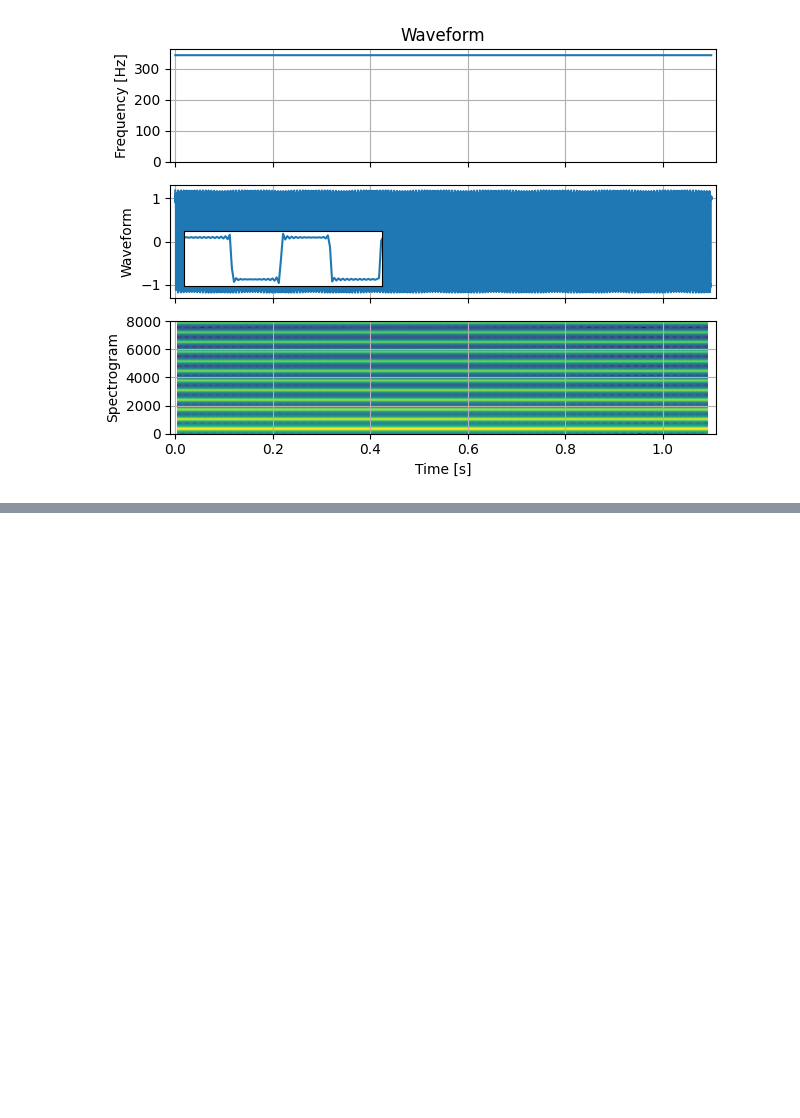
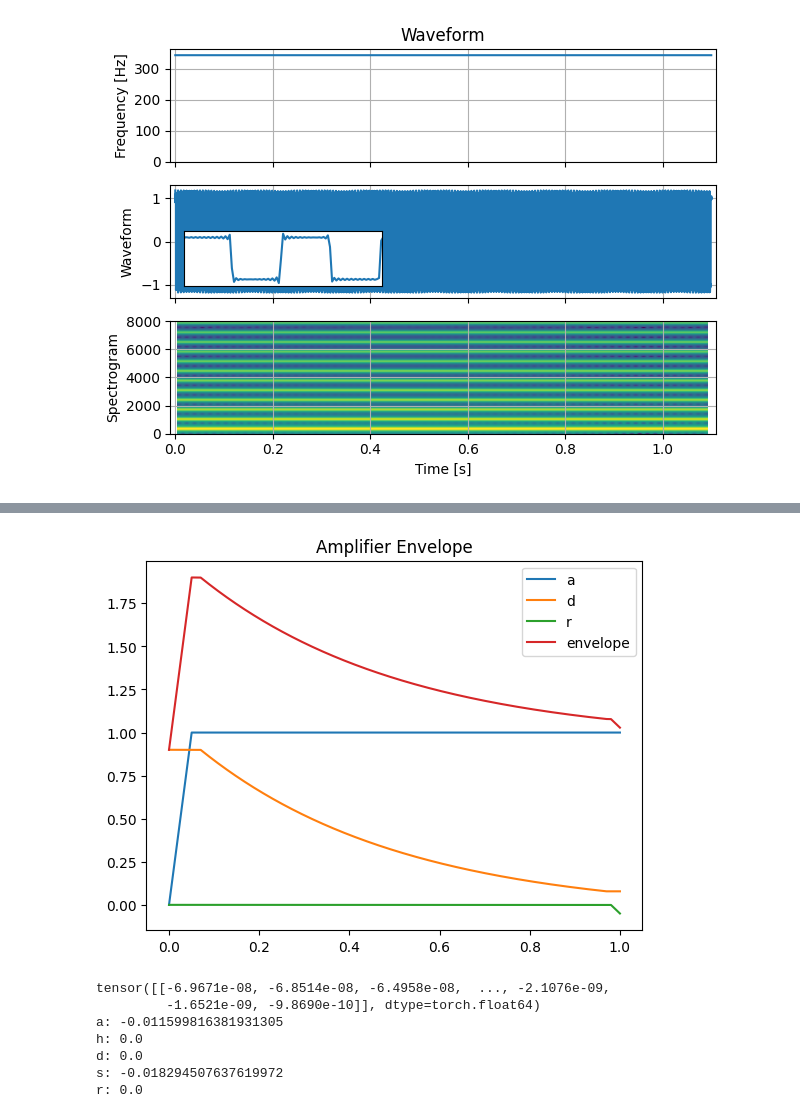
Before and after one commit to ryanchaiyakul/text2synth, a Jupyter notebook: demos/oscillator_demo.ipynb, the cells around one changed output, grey strips where cells are left out. Cells and saved outputs as stored; diff of their text form; code cells hidden in the pictures; blank space fills up the shorter version.

```diff
--- a/demos/oscillator_demo.ipynb
+++ b/demos/oscillator_demo.ipynb
@@ -73,0 +97,27 @@ plot(F0_FULL[0], sq_osc(F0_FULL)[0], SAMPLE_RATE, zoom=True)
+# %%
+# Backwards
+F0_FULL = torch.full((1, NUM_FRAMES), F0, dtype=torch.float64, requires_grad=True)
+amp_params = {
+    'a': torch.tensor(0.05, requires_grad = True),
+    'h': torch.tensor(0.02, requires_grad = True),
+    'd':torch.tensor(0.9, requires_grad = True),
+    's':torch.tensor(0.05, requires_grad = True),
+    'r':torch.tensor(0.02, requires_grad = True)
+}
+# Phase increment per timestep
+output = amp_env(sq_osc(F0_FULL), amp_params)
+target = torch.ones_like(output)  # Example target (e.g., target waveform)
+loss = torch.mean((output - target) ** 2)  # Loss (e.g., MSE loss)
+loss.backward()
+print(F0_FULL.grad)
+for k,v in amp_params.items():
+    print("{}: {}".format(k, v.grad))
+# %% [output]
+[figure, added]
+tensor([[-6.9671e-08, -6.8514e-08, -6.4958e-08,  ..., -2.1076e-09,
+         -1.6521e-09, -9.8690e-10]], dtype=torch.float64)
+a: -0.011599816381931305
+h: 0.0
+d: 0.0
+s: -0.018294507637619972
+r: 0.0
```
Also changed, not shown: parts of 3 cells of this notebook, 3 other files.
